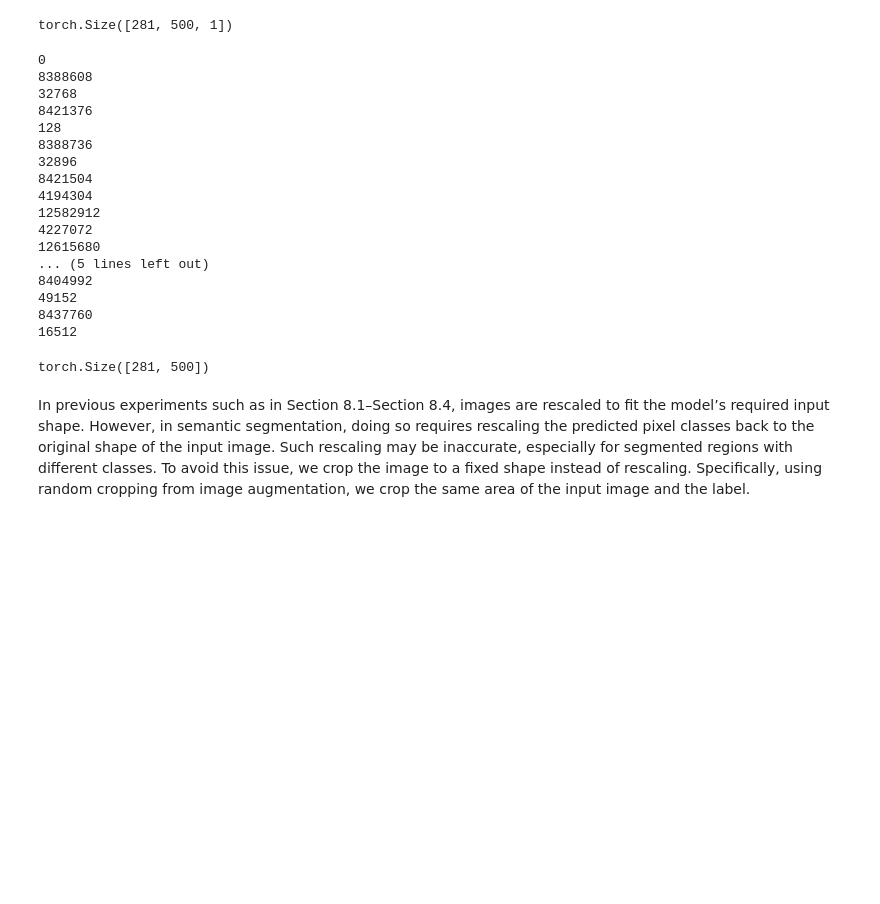
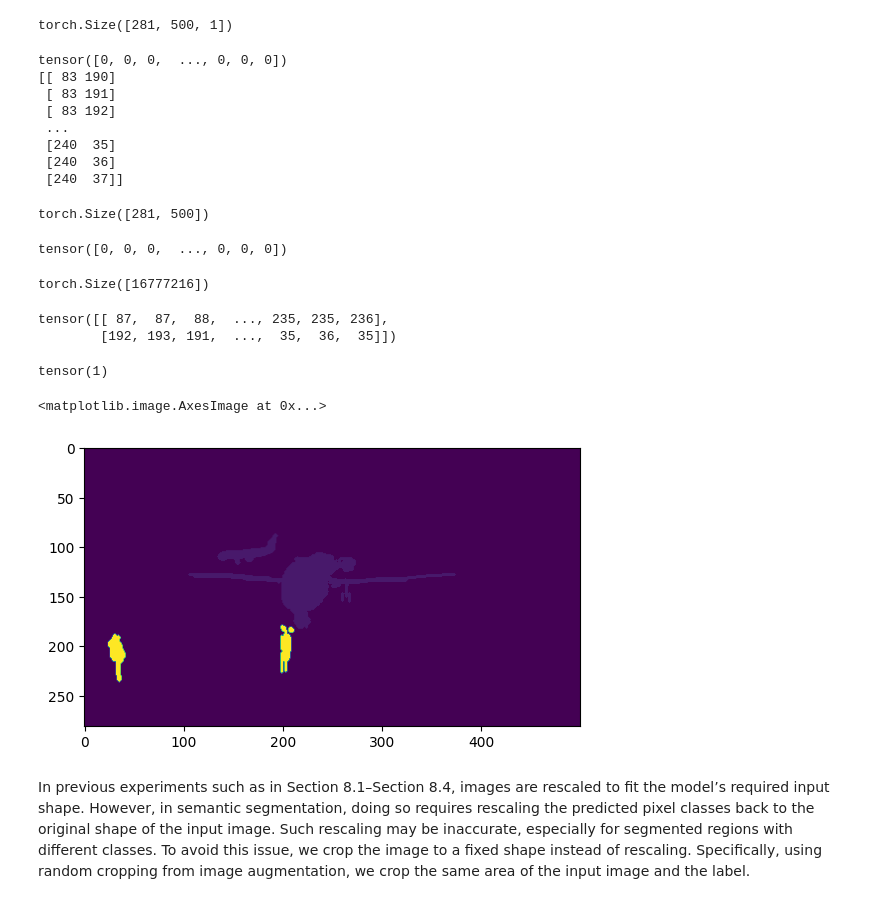
Before and after one commit to Longcodedao/fcn-pytorch-implement, a Jupyter notebook: datasets/pascal_voc.ipynb, the cells around one changed output. Drawn from its saved outputs; the diff is of its cells as text; code cells hidden in the pictures; blank space fills up the shorter version.

```diff
--- a/datasets/pascal_voc.ipynb
+++ b/datasets/pascal_voc.ipynb
@@ -82,37 +101,54 @@ VOC_CLASSES = ['background', 'aeroplane', 'bicycle', 'bird', 'boat',
 def voc_colormap2label():
     colormap2label = torch.zeros(256 ** 3, dtype = torch.long)
     for i, colormap in enumerate(VOC_COLORMAP):
-        print((colormap[0] * 256 + colormap[1]) * 256 + colormap[2])
         colormap2label[
             (colormap[0] * 256 + colormap[1]) * 256 + colormap[2]] = i
 
+
+    print(colormap2label)
     return colormap2label
 
 def voc_label_indices(colormap, colormap2label):
     colormap = colormap.permute(1, 2, 0).numpy().astype('int32')
     idx = ((colormap[:, :, 0] * 256 + colormap[:, :, 1]) * 256
             + colormap[:, :, 2])
+
+    non_zero_position = idx != 0
+    non_zero_indices = np.argwhere(non_zero_position)
+    print(non_zero_indices)
     return colormap2label[idx]
 
 
 y = voc_label_indices(train_labels[0], voc_colormap2label())
 y.shape
 # %% [output]
-0
-8388608
-32768
-8421376
-128
-8388736
-32896
-8421504
-4194304
-12582912
-4227072
-12615680
-... (5 lines left out)
-8404992
-49152
-8437760
-16512
+tensor([0, 0, 0,  ..., 0, 0, 0])
+[[ 83 190]
+ [ 83 191]
+ [ 83 192]
+ ...
+ [240  35]
+ [240  36]
+ [240  37]]
 torch.Size([281, 500])
+# %%
+voc_colormap2label().shape
+# %% [output]
+tensor([0, 0, 0,  ..., 0, 0, 0])
+torch.Size([16777216])
+# %%
+non_zero_position = y != 0
+non_zero_indices = np.argwhere(non_zero_position)
+print(non_zero_indices)
+# %% [output]
+tensor([[ 87,  87,  88,  ..., 235, 235, 236],
+        [192, 193, 191,  ...,  35,  36,  35]])
+# %%
+y[87, 192]
+# %% [output]
+tensor(1)
+# %%
+plt.imshow(y)
+# %% [output]
+<matplotlib.image.AxesImage at 0x...>
+[figure, added]
```
Also changed, not shown: parts of 11 cells of this notebook, 3 other files.
